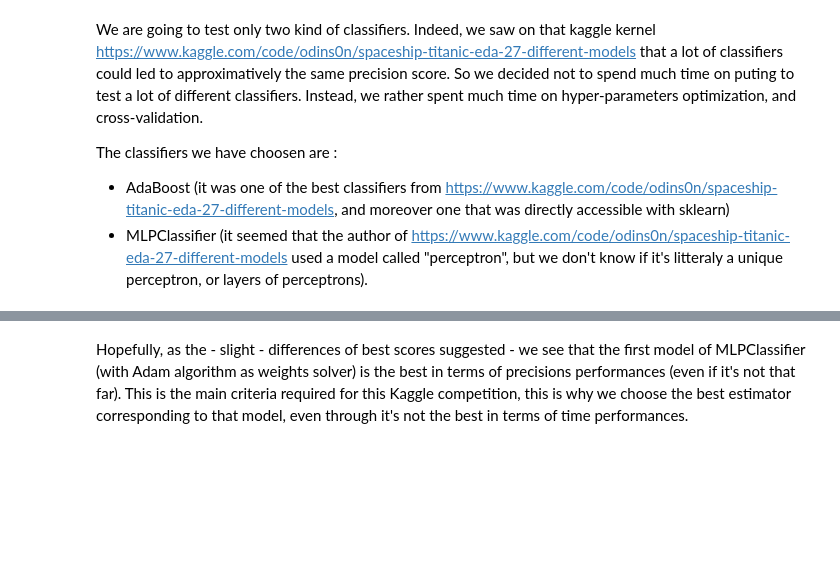
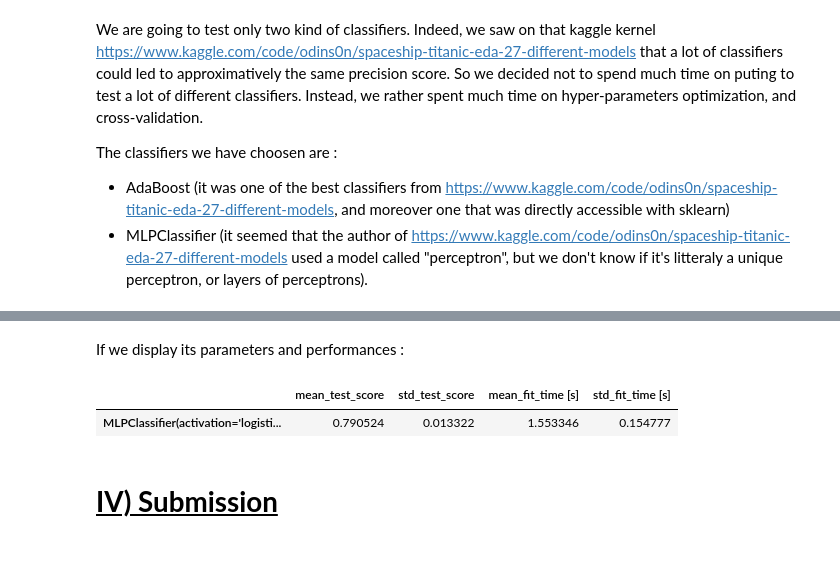
Before and after one commit to LukDuth/OC_Student_ML_P8_Titanic_Spaceship, a Jupyter notebook: Duthoit_Luke_1_Code_072022.ipynb, the cells around one changed output, grey strips where cells are left out. Cells and saved outputs as stored; diff of their text form; code cells hidden in the pictures; blank space fills up the shorter version.

```diff
--- a/Duthoit_Luke_1_Code_072022.ipynb
+++ b/Duthoit_Luke_1_Code_072022.ipynb
@@ -1620,2 +1469,26 @@ del axe1, axe2, names, grids
-# %% [markdown]
-Hopefully, as the - slight - differences of best scores suggested - we see that the first model of MLPClassifier (with Adam algorithm as weights solver) is the best in terms of precisions performances (even if it's not that far). This is the main criteria required for this Kaggle competition, this is why we choose the best estimator corresponding to that model, even through it's not the best in terms of time performances.
+# %% [markdown]
+If we display its parameters and performances :
+# %%
+pd.DataFrame(
+    data={
+        'mean_test_score' : grid_mlp_1.cv_results_[
+            'mean_test_score'
+        ][grid_mlp_1.best_index_],
+        'std_test_score' : grid_mlp_1.cv_results_[
+            'std_test_score'
+        ][grid_mlp_1.best_index_],
+        'mean_fit_time [s]' : grid_mlp_1.cv_results_[
+            'mean_fit_time'
+        ][grid_mlp_1.best_index_],
+        'std_fit_time [s]' : grid_mlp_1.cv_results_[
+            'std_fit_time'
+        ][grid_mlp_1.best_index_],
+    }, index=[grid_mlp_1.best_estimator_]
+)
+# %% [output]
+|  | mean_test_score | std_test_score | mean_fit_time [s] | std_fit_time [s] |
+| MLPClassifier(activation='logisti... | 0.790524 | 0.013322 | 1.553346 | 0.154777 |
+# %% [markdown]
+#
+# <u><b>IV) Submission</b></u>
+#
```
Also changed, not shown: parts of 28 cells of this notebook.
